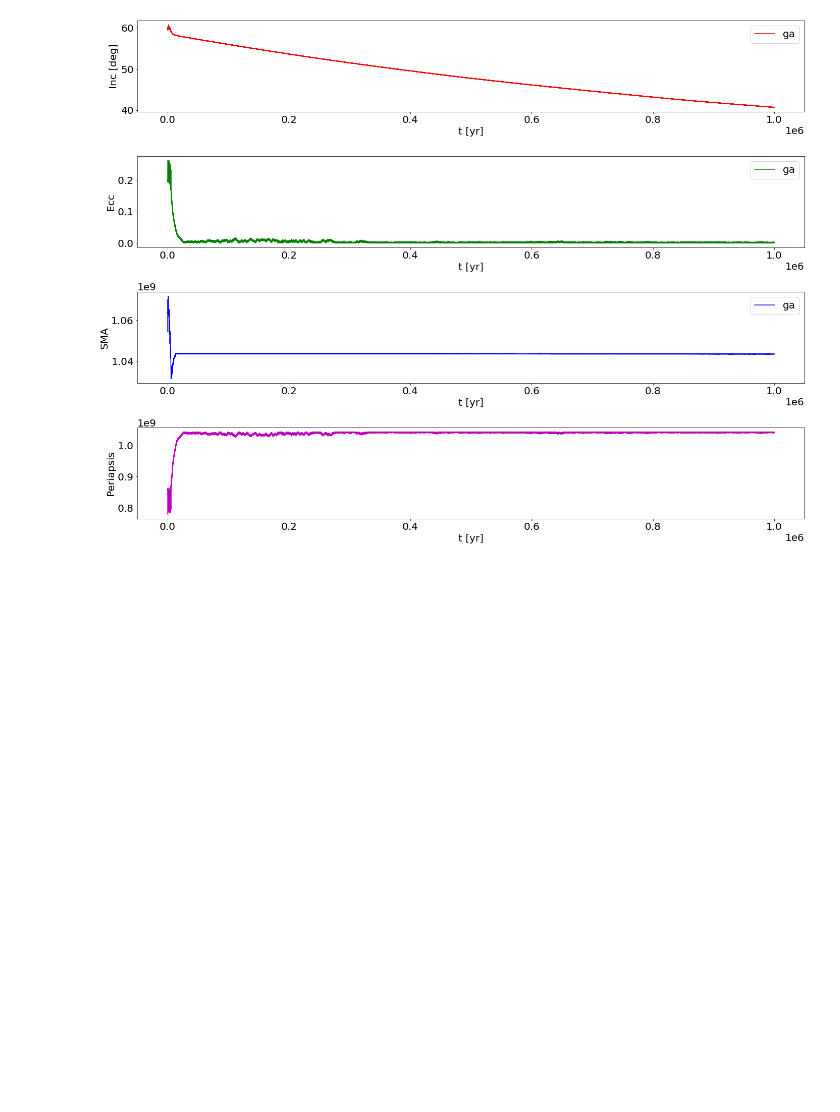
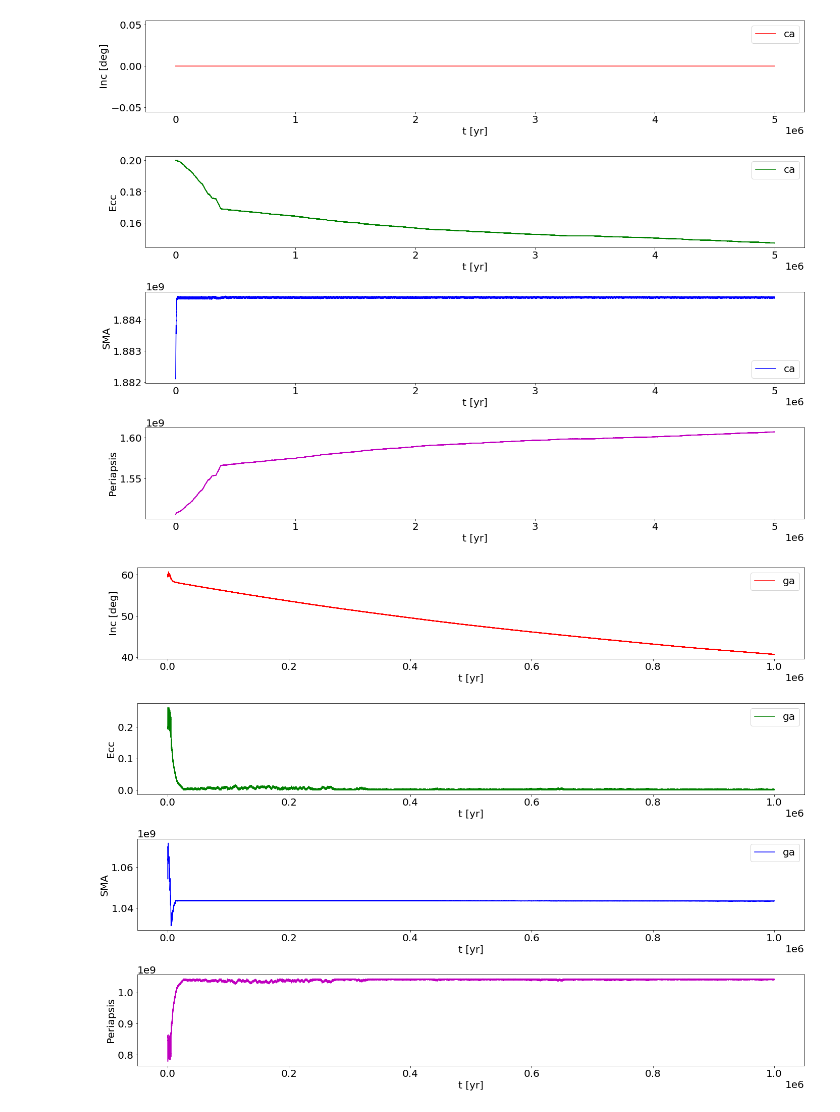
Before and after one commit to peterbreslin/amuse-project, a Jupyter notebook: testing_results.ipynb, the cells around one changed output. Saved outputs shown, nothing was run; the diff lists cells and outputs as text; code cells hidden in the pictures; blank space fills up the shorter version.

Commit message:
changed the testing_results such that also the tidal_only results can be plotted

```diff
--- a/testing_results.ipynb
+++ b/testing_results.ipynb
@@ -4,24 +4,27 @@ import h5py
 import numpy as np
 from amuse.units import units
 import matplotlib.pyplot as plt
-
-path = '/home/astrobrez/Amuse-env/amuse-project/new_data/'
 # %%
-def plot_moon(moon, tidal=False, kozai=False):
+def plot_moon(moon, path, tidal=False, kozai=False):
 
     if kozai:
         name = 'k.hdf5'
+        total_name = path+moon+'_'+name
+        res = h5py.File(total_name)
     if tidal:
-        name = 'tidal.hdf5'
+        total_name = path+'tidal_'+moon+'.hdf5'
+        res = h5py.File(total_name)
 
-    if moon=='io':
-        res = h5py.File(path+'io_'+ name)
-    if moon=='eu':
-        res = h5py.File(path+'eu_'+ name)
-    if moon=='ga':
-        res = h5py.File(path+'ga_'+ name)
-    if moon=='ca':
-        res = h5py.File(path+'ca_'+ name)
+    #if moon=='io':
+    #    res = h5py.File(path+'io_'+ name)
+    #if moon=='eu':
+    #    res = h5py.File(path+'eu_'+ name)
+    #if moon=='ga':
+    #    res = h5py.File(path+'ga_'+ name)
+    #if moon=='ca':
+    #    res = h5py.File(path+'ca_'+ name)
+    #    if tidal:
+    #        res = h5py.File(path+name)
 
     ecc = res['ecc'][:]
     inc = res['inc'][:]
@@ -55,7 +58,10 @@ def plot_moon(moon, tidal=False, kozai=False):
     res.close()
     plt.show()
 # %%
-#plot_moon('eu', tidal=False, kozai=True)
+path = 'new_data/' #this should work on all machines as long as all the data remains in the new_data directory
+plot_moon('ca', path=path, tidal=True, kozai=False)
+# %% [output]
+[figure, added]
 # %%
 path = '/home/astrobrez/Amuse-env/amuse-project/new_data/'
 name = 'ga.hdf5'
```
Also changed, not shown: 3 other files.
